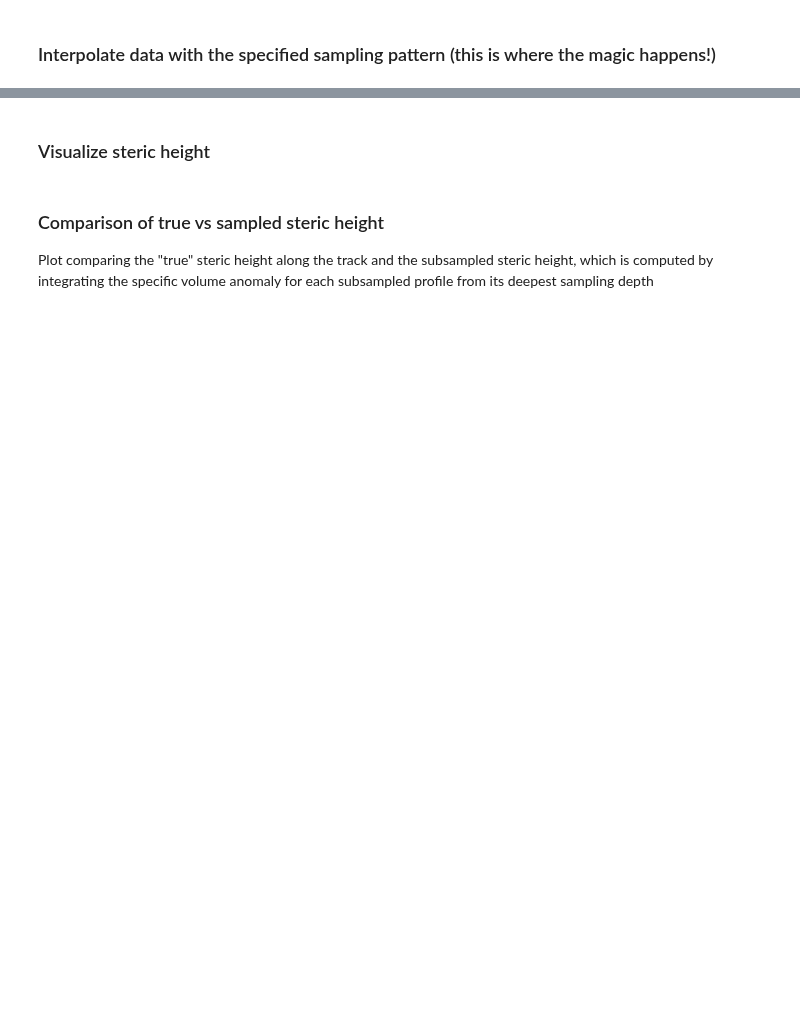
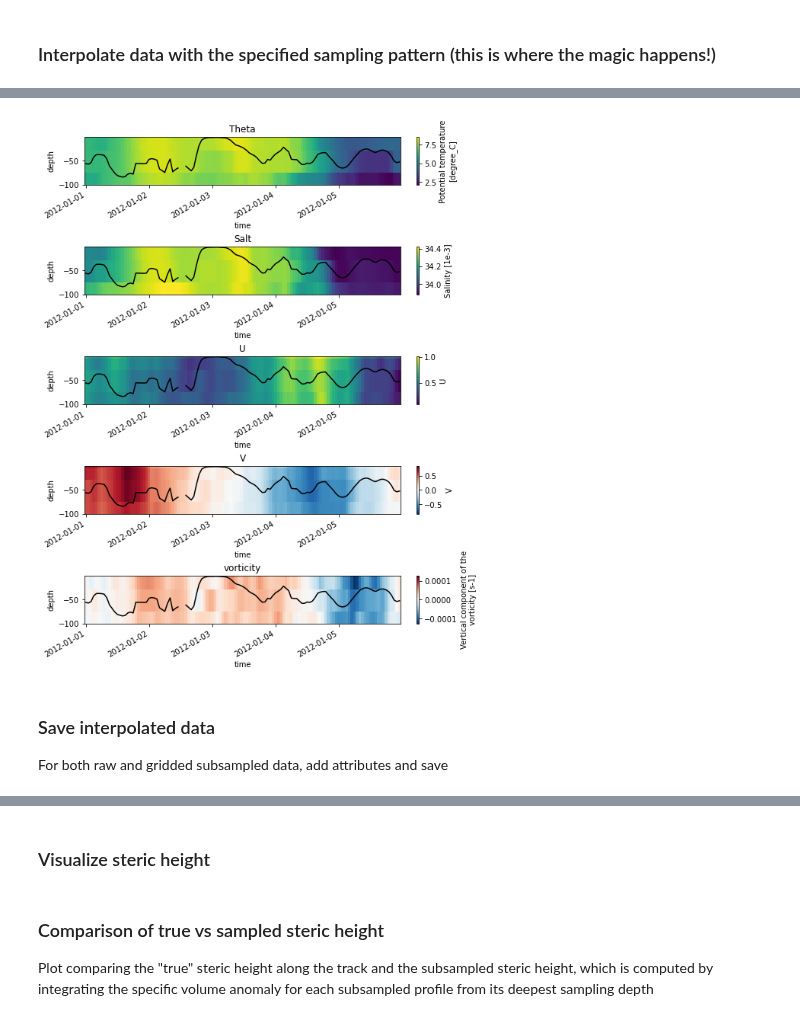
Before and after one commit to kdrushka/model-subsampling, a Jupyter notebook: testing/osse_code.ipynb, the cells around one changed output, grey strips where cells are left out. Cells and saved outputs as stored; diff of their text form; code cells hidden in the pictures; blank space fills up the shorter version.

```diff
--- a/testing/osse_code.ipynb
+++ b/testing/osse_code.ipynb
@@ -56,14 +66,16 @@ outputdir = '/data1/adac/osse_output/' + RegionName + '/'
 argodir = '/data1/argo/gridded/' # store argo climatology here
 
 # optional details for sampling (if not specified, reasonable defaults will be used)
+# NOTE!! mooring and sim_mooring are different - sim_mooring treats the mooring datapoints like a glider, whereas mooring interpolates directly to the mooring grid and should be faster
 sampling_details = {
-    'SAMPLING_STRATEGY' : 'trajectory_file', # options: sim_glider, sim_uctd or trajectory_file.add:  ASV
-#     'SAMPLING_STRATEGY' : 'sim_mooring', # options: sim_glider, sim_uctd or trajectory_file.add: mooring, ASV
+    #'SAMPLING_STRATEGY' : 'trajectory_file', # options: sim_glider, sim_uctd or trajectory_file.add:  ASV
+    #'SAMPLING_STRATEGY' : 'mooring', # options: sim_glider, sim_uctd or trajectory_file.add: mooring, ASV.
+    'SAMPLING_STRATEGY' : 'sim_mooring', # options: sim_glider, sim_uctd or trajectory_file.add: mooring, ASV.
     'PATTERN' : 'lawnmower', # back-forth or lawnmower
     'zrange' : [-1, -1000],  # depth range of T/S profiles (down is negative). * add U/V range? *
     #'hspeed' : 0.25,  # platform horizontal speed in m/s
     #'vspeed' : 0.1, # platform vertical (profile) speed in m/s
-    'trajectory_file' : '../data/survey_trajectory_ACC_SMST_glider.nc', # if SAMPLING_STRATEGY = 'trajectory_file', specify trajectory file
+    #'trajectory_file' : '../data/survey_trajectory_ACC_SMST_glider.nc', # if SAMPLING_STRATEGY = 'trajectory_file', specify trajectory file
     #'AT_END' : 'repeat' # behaviour at and of trajectory: 'reverse', 'repeat' or 'terminate'. (could also 'restart'?)
 }
 
@@ -213,0 +282,16 @@ AttributeError: 'numpy.ndarray' object has no attribute 'compute'
+# %%
+# 3d fields
+vbls3d = ['Theta','Salt','U','V','vorticity']
+ylim = [min(sgridded['depth'].values), max(sgridded['depth'].values)]
+# ylim = [-200, -1]
+
+nr = len(vbls3d) # # of rows
+fig,ax=plt.subplots(nr,figsize=(8,10),constrained_layout=True)
+
+
+for j in range(nr):
+    sgridded[vbls3d[j]].plot(ax=ax[j], ylim=ylim)
+    ax[j].plot(sgridded.time.data, -sgridded.KPPhbl.data, c='k')
+    ax[j].set_title(vbls3d[j])
+# %% [output]
+[figure, added]
@@ -213,0 +346,4 @@ AttributeError: 'numpy.ndarray' object has no attribute 'compute'
+# %% [markdown]
+### Save interpolated data
+
+For both raw and gridded subsampled data, add attributes and save
```
Also changed, not shown: parts of 45 cells of this notebook, 1 other file.
